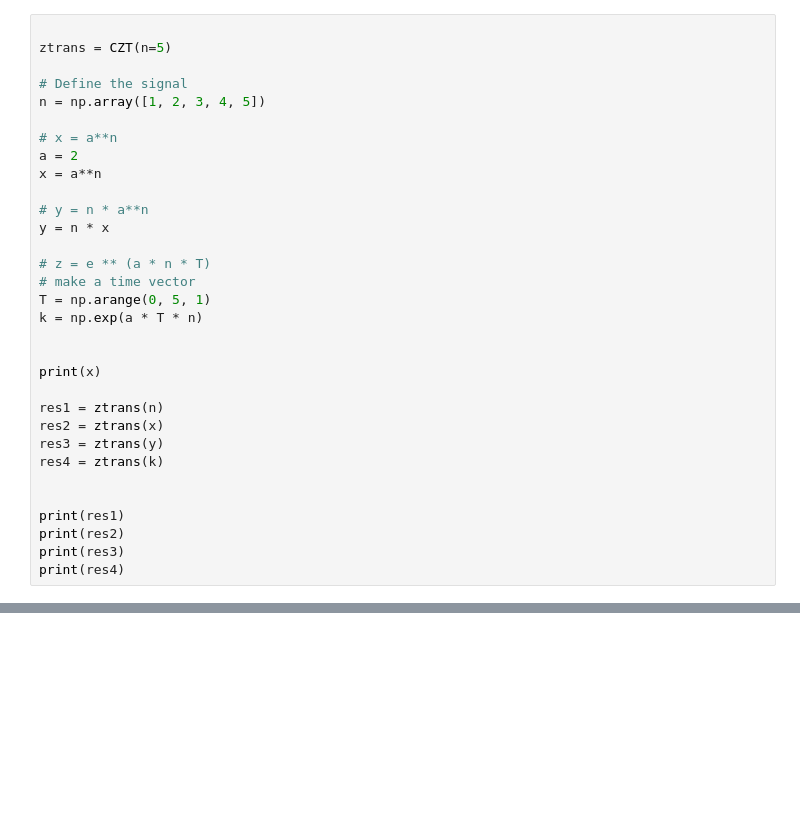
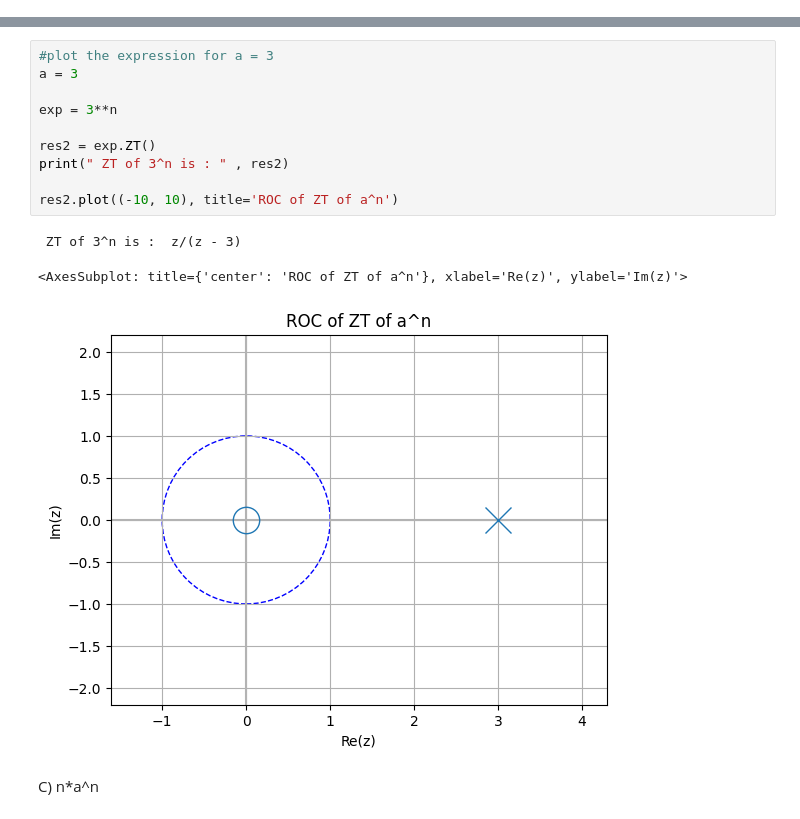
Before and after one commit to Shubham-Rasal/assignments_python, a Jupyter notebook: signals/assignment7.ipynb, the cells around one changed output, grey strips where cells are left out. Saved outputs shown, nothing was run; the diff lists cells and outputs as text; blank space fills up the shorter version.

```diff
--- a/signals/assignment7.ipynb
+++ b/signals/assignment7.ipynb
@@ -4,32 +0,0 @@ import numpy as np
-# %%
-
-ztrans = CZT(n=5)
-
-# Define the signal
-n = np.array([1, 2, 3, 4, 5])
-
-# x = a**n
-a = 2
-x = a**n
-
-# y = n * a**n
-y = n * x
-
-# z = e ** (a * n * T)
-# make a time vector
-T = np.arange(0, 5, 1)
-k = np.exp(a * T * n)
-
-
-print(x)
-
-res1 = ztrans(n)
-res2 = ztrans(x)
-res3 = ztrans(y)
-res4 = ztrans(k)
-
-
-print(res1)
-print(res2)
-print(res3)
-print(res4)
@@ -67,0 +47,16 @@ print(res2)
+# %%
+#plot the expression for a = 3
+a = 3
+
+exp = 3**n
+
+res2 = exp.ZT()
+print(" ZT of 3^n is : " , res2)
+
+res2.plot((-10, 10), title='ROC of ZT of a^n')
+# %% [output]
+ ZT of 3^n is :  z/(z - 3)
+<AxesSubplot: title={'center': 'ROC of ZT of a^n'}, xlabel='Re(z)', ylabel='Im(z)'>
+[figure, added]
+# %% [markdown]
+C) n*a^n
```
Also changed, not shown: parts of 25 cells of this notebook, 21 other files.
